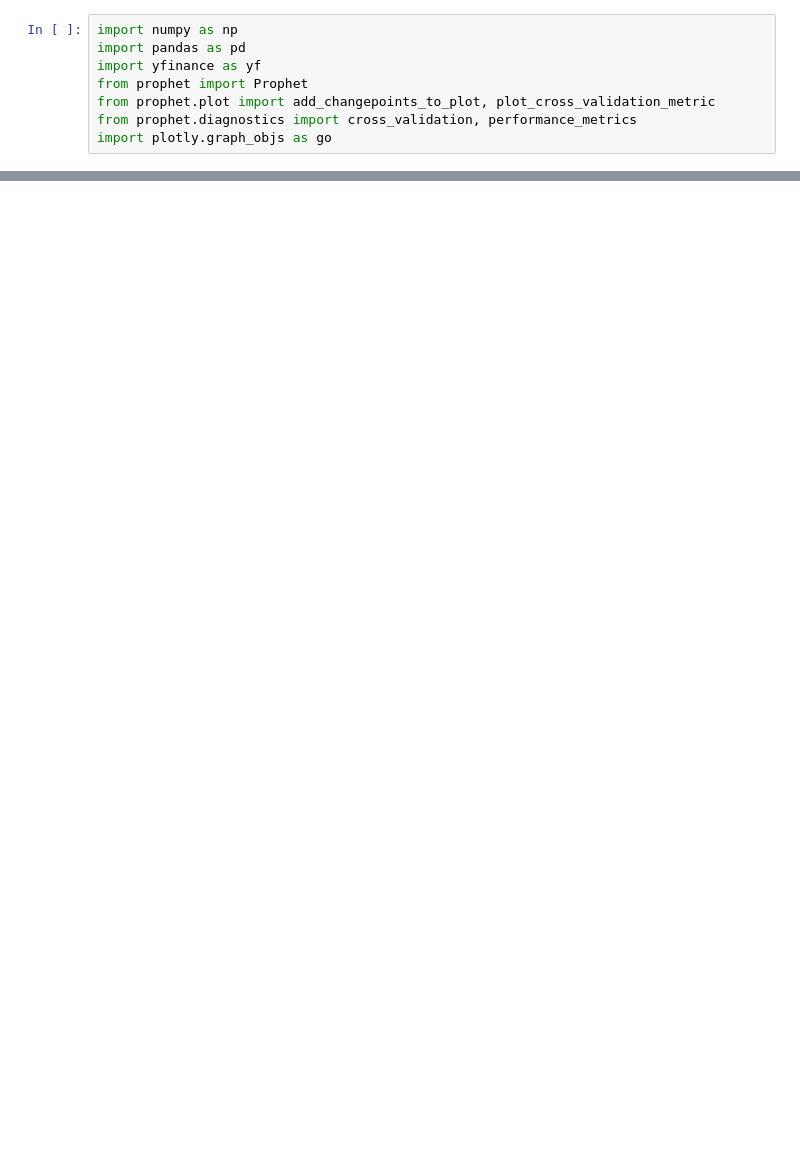
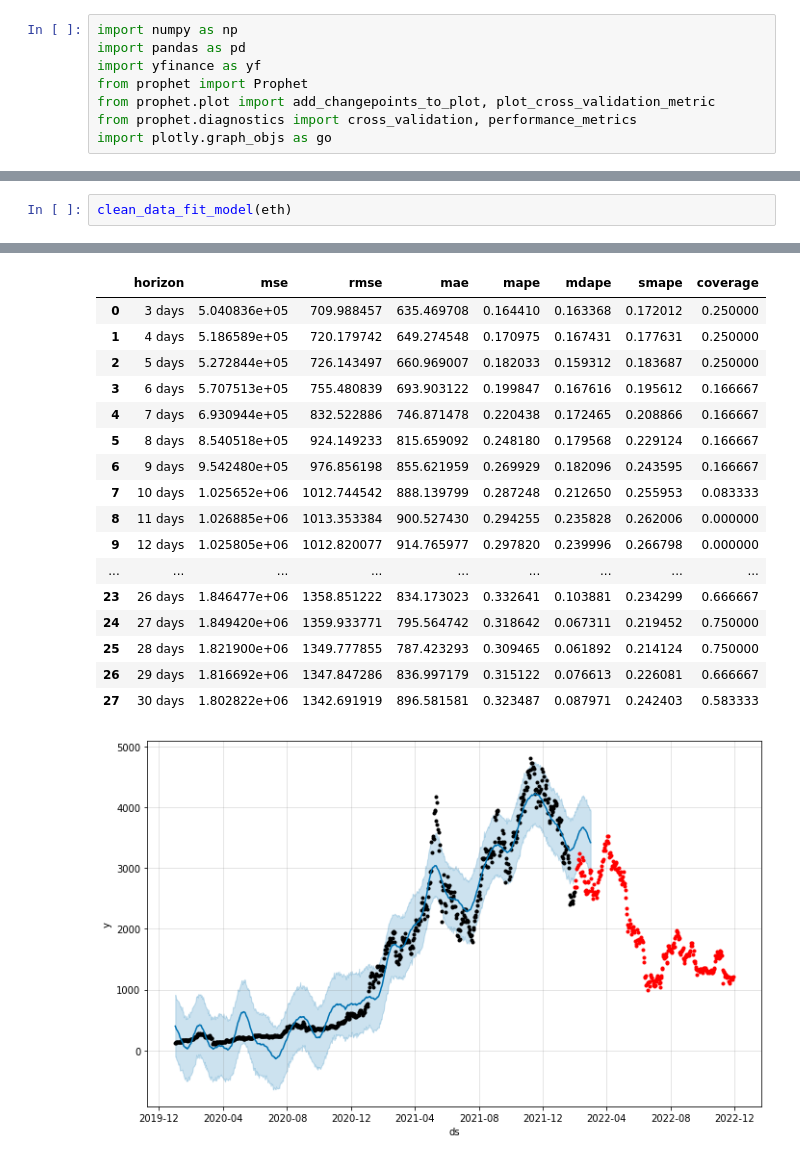
Before and after one commit to SahajTC/A-Fire-Inside, a Jupyter notebook: FbProphet_Bitcoin_price_prediction.ipynb, the cells around one changed output, grey strips where cells are left out. Cells and saved outputs as stored; diff of their text form; blank space fills up the shorter version.

```diff
--- a/FbProphet_Bitcoin_price_prediction.ipynb
+++ b/FbProphet_Bitcoin_price_prediction.ipynb
@@ -169,0 +134,3 @@ casting timedelta64[ns] values to int64 with .astype(...) is deprecated and will
+# %%
+clean_data_fit_model(eth)
+# %% [output]
@@ -169,0 +184,18 @@ casting timedelta64[ns] values to int64 with .astype(...) is deprecated and will
+|  | horizon | mse | rmse | mae | mape | mdape | smape | coverage |
+| 0 | 3 days | 5.040836e+05 | 709.988457 | 635.469708 | 0.164410 | 0.163368 | 0.172012 | 0.250000 |
+| 1 | 4 days | 5.186589e+05 | 720.179742 | 649.274548 | 0.170975 | 0.167431 | 0.177631 | 0.250000 |
+| 2 | 5 days | 5.272844e+05 | 726.143497 | 660.969007 | 0.182033 | 0.159312 | 0.183687 | 0.250000 |
+| 3 | 6 days | 5.707513e+05 | 755.480839 | 693.903122 | 0.199847 | 0.167616 | 0.195612 | 0.166667 |
+| 4 | 7 days | 6.930944e+05 | 832.522886 | 746.871478 | 0.220438 | 0.172465 | 0.208866 | 0.166667 |
+| 5 | 8 days | 8.540518e+05 | 924.149233 | 815.659092 | 0.248180 | 0.179568 | 0.229124 | 0.166667 |
+| 6 | 9 days | 9.542480e+05 | 976.856198 | 855.621959 | 0.269929 | 0.182096 | 0.243595 | 0.166667 |
+| 7 | 10 days | 1.025652e+06 | 1012.744542 | 888.139799 | 0.287248 | 0.212650 | 0.255953 | 0.083333 |
+| 8 | 11 days | 1.026885e+06 | 1013.353384 | 900.527430 | 0.294255 | 0.235828 | 0.262006 | 0.000000 |
+| 9 | 12 days | 1.025805e+06 | 1012.820077 | 914.765977 | 0.297820 | 0.239996 | 0.266798 | 0.000000 |
+| ... | ... | ... | ... | ... | ... | ... | ... | ... |
+| 23 | 26 days | 1.846477e+06 | 1358.851222 | 834.173023 | 0.332641 | 0.103881 | 0.234299 | 0.666667 |
+| 24 | 27 days | 1.849420e+06 | 1359.933771 | 795.564742 | 0.318642 | 0.067311 | 0.219452 | 0.750000 |
+| 25 | 28 days | 1.821900e+06 | 1349.777855 | 787.423293 | 0.309465 | 0.061892 | 0.214124 | 0.750000 |
+| 26 | 29 days | 1.816692e+06 | 1347.847286 | 836.997179 | 0.315122 | 0.076613 | 0.226081 | 0.666667 |
+| 27 | 30 days | 1.802822e+06 | 1342.691919 | 896.581581 | 0.323487 | 0.087971 | 0.242403 | 0.583333 |
+[figure, added]
```
Also changed, not shown: parts of 21 cells of this notebook.
